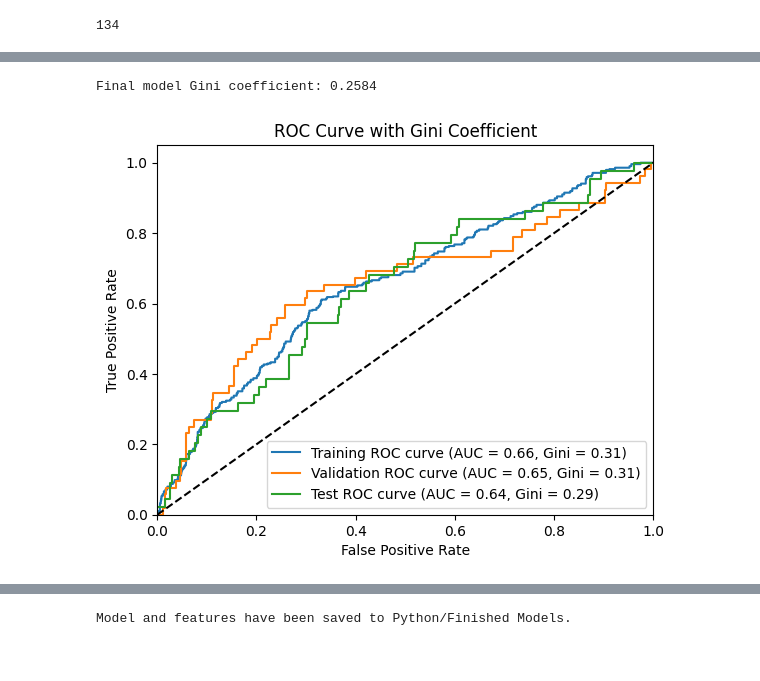
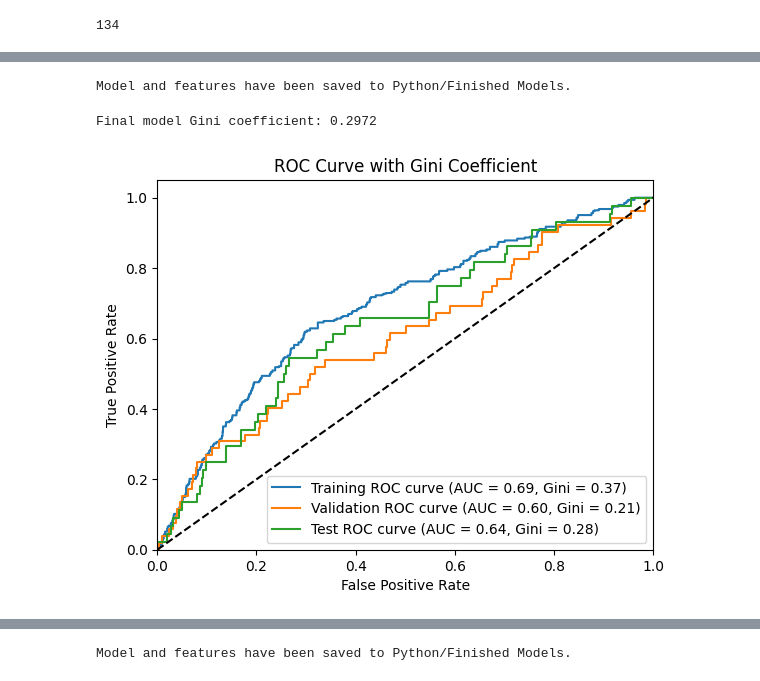
Before and after one commit to AndreasNilssonNstart/PSD2-Data-Engineering-Modeling-DATA-258, a Jupyter notebook: 2. Python/1.7 Find Final LG.ipynb, the cells around one changed output, grey strips where cells are left out. Cells and saved outputs as stored; diff of their text form; code cells hidden in the pictures.

```diff
--- a/2. Python/1.7 Find Final LG.ipynb
+++ b/2. Python/1.7 Find Final LG.ipynb
@@ -288,3 +286,20 @@ plot_gini(logreg, X_optimal, Ytrain_resampled, X_val_optimal, Yval, X_test_optim
+# %%
+import joblib
+
+path = "../../2. Python/Finished Models"
+os.chdir(path)
+
+
+import joblib
+
+# Save the model and features
+joblib.dump(logreg, os.path.join( 'lg_model_1.pkl'))
+
+joblib.dump(optimal_features, os.path.join('optimal_features_lg_model_1.pkl'))
+
+print("Model and features have been saved to Python/Finished Models.")
+# %% [output]
+Model and features have been saved to Python/Finished Models.
 # %%
 
        selected = [
@@ -313,7 +328,7 @@ plot_gini(logreg, X_optimal, Ytrain_resampled, X_val_optimal, Yval, X_test_optim
 ]
 
 
-selected = selected[:30]
+selected = selected[:45]
 
 input = df[['Ever90'] +list(selected) ]
 
@@ -347,35 +362,35 @@ oversampler = RandomOverSampler(random_state=420)
 Xtrain_resampled, Ytrain_resampled = oversampler.fit_resample(Xtrain, Ytrain)
 
 # Define the SequentialFeatureSelector object for forward feature selection
 sfs = SequentialFeatureSelector(logreg, direction='forward', scoring=make_scorer(gini_score), cv=StratifiedKFold(3), n_jobs=-1)
 
 # Perform forward feature selection on the resampled data
 sfs.fit(Xtrain_resampled, Ytrain_resampled)
 
 # Output the results
 optimal_features = np.array(selected)[sfs.get_support()]
 
 # Transform the dataset to the optimal feature set
 X_optimal = sfs.transform(Xtrain_resampled)
 
 # Retrain the model with the optimal feature set
 logreg.fit(X_optimal, Ytrain_resampled)
 
 # Evaluate the final model
 final_score = cross_val_score(logreg, X_optimal, Ytrain_resampled, cv=3, scoring=make_scorer(gini_score))
 print("Final model Gini coefficient: %0.4f" % final_score.mean())
 
 # Transform the test set using the selected features
 X_train_optimal = sfs.transform(Xtrain)
 X_val_optimal = sfs.transform(Xval)
 X_test_optimal = sfs.transform(Xtest)
 
 
 # Plot for both the training and val sets
 plot_gini(logreg, X_optimal, Ytrain_resampled, X_val_optimal, Yval, X_test_optimal, Ytest, "ROC Curve with Gini Coefficient")
 # %% [output]
-Final model Gini coefficient: 0.2584
+Final model Gini coefficient: 0.2972
-[figure, old version]
+[figure, new version]
 # %%
 
        selected = [
```
Also changed, not shown: parts of 8 cells of this notebook, 4 other files.
